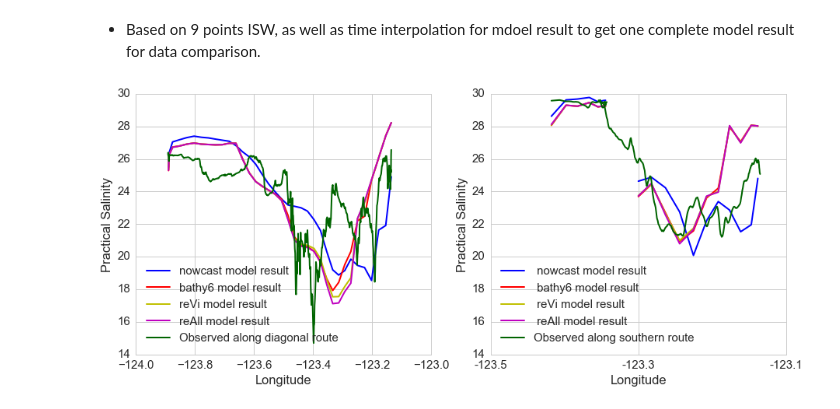
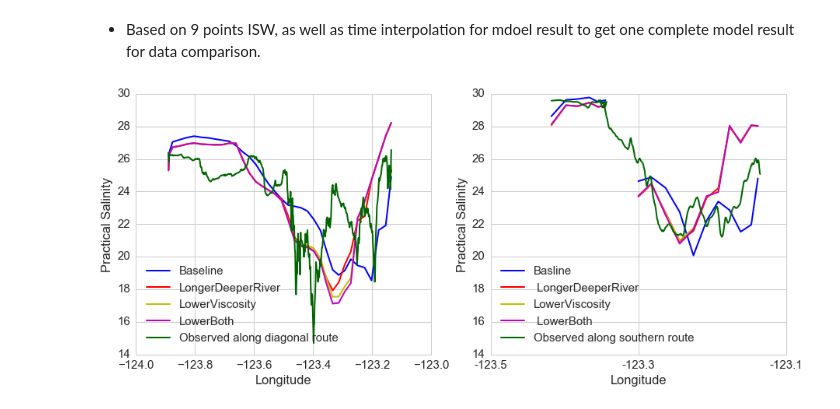
Before and after one commit to SalishSeaCast/analysis-jie, a Jupyter notebook: jie/salinity_comparison/FerryLineComparison_TimeInterp.ipynb, the cells around one changed output. Drawn from its saved outputs; the diff is of its cells as text; code cells hidden in the pictures.

```diff
--- a/jie/salinity_comparison/FerryLineComparison_TimeInterp.ipynb
+++ b/jie/salinity_comparison/FerryLineComparison_TimeInterp.ipynb
@@ -178,7 +178,7 @@ value_final_SB_reAll,lon11_SB,lon1_2_4_SB,salinity_SB = include_all(saline1,trac
 # %%
 ## TWDP
 run_lower_DP = datetime.datetime(2014,10,8,3,15)
-run_upper_DP = datetime.datetime(2014,10,8,5,30)
+run_upper_DP = datetime.datetime(2014,10,8,5,15)
 
 low_DP = datetime.datetime(2014,10,8,2,30)
 mid_DP = datetime.datetime(2014,10,8,3,30)
@@ -196,36 +196,36 @@ value_final_DP_reAll,lon11_DP,lon1_2_4_DP,salinity_DP = include_all(saline2,trac
 # %%
 fig, axs = plt.subplots(1,2,figsize = (15,6))
 ax = axs[0]
 model_salinity_6rd_hour=ax.plot(lon11_DP,value_final_DP_now,'b',\
-                                        linewidth=2, label="nowcast model result" )
+                                        linewidth=2, label="Baseline" )
 model_salinity_6rd_hour=ax.plot(lon11_DP,value_final_DP_6,'r',\
-                                        linewidth=2, label="bathy6 model result" )
+                                        linewidth=2, label="LongerDeeperRiver" )
 model_salinity_6rd_hour=ax.plot(lon11_DP,value_final_DP_reVi,'y',\
-                                        linewidth=2, label="reVi model result" )
+                                        linewidth=2, label="LowerViscosity" )
 model_salinity_6rd_hour=ax.plot(lon11_DP,value_final_DP_reAll,'m',\
-                                        linewidth=2, label="reAll model result" )
+                                        linewidth=2, label="LowerBoth" )
 observation_salinity=ax.plot(lon1_2_4_DP,salinity_DP,'DarkGreen', linewidth=2, label="Observed along diagonal route")
 ax.set_xlim(-124, -123)
 ax = axs[1]
 model_salinity_now=ax.plot(lon11_SB,value_final_SB_now,'b',\
-                                        linewidth=2, label=" nowcast model result" )
+                                        linewidth=2, label="Basline" )
 model_salinity_6=ax.plot(lon11_SB,value_final_SB_6,'r',\
-                                        linewidth=2, label=" bathy6 model result" )
+                                        linewidth=2, label=" LongerDeeperRiver" )
 model_salinity_revi=ax.plot(lon11_SB,value_final_SB_reVi,'y',\
-                                        linewidth=2, label=" reVi model result" )
+                                        linewidth=2, label="LowerViscosity" )
 model_salinity_reall=ax.plot(lon11_SB,value_final_SB_reAll,'m',\
-                                        linewidth=2, label=" reAll model result" )
+                                        linewidth=2, label=" LowerBoth" )
 observation_salinity=ax.plot(lon1_2_4_SB,salinity_SB,'DarkGreen', linewidth=2, label="Observed along southern route")
 ax.set_xlim(-123.5, -123.1)
 ax.set_xticks([-123.5,-123.3,-123.1])
 ax.set_xticklabels([-123.5,-123.3,-123.1])
 for ax in axs:
     ax.set_ylim(14, 30)
     ax.set_xlabel('Longitude')
     ax.set_ylabel('Practical Salinity')
     ax.legend(loc = 'best')
 # %% [output]
-[figure, old version]
+[figure, new version]
 # %%
 lon11, lat11, lon1_2_4, lat1_2_4,\
     value_mean,salinity11,salinity1_2_4,time = salinity_fxn(saline1,tracers,run_lower_SB,run_upper_SB,route ='TWSB_TSG',model = 'nowcast')
```
